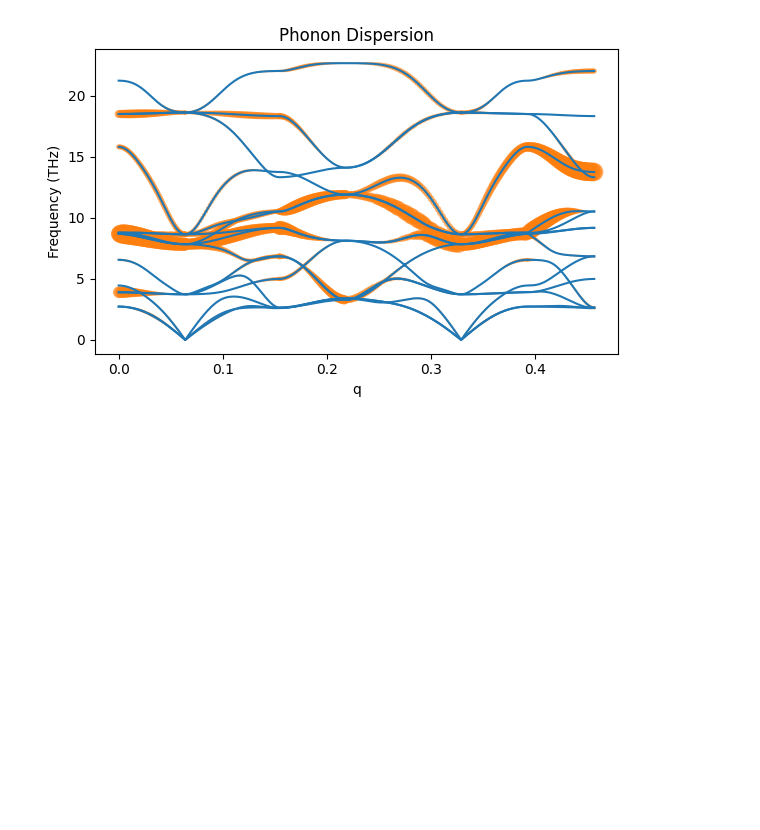
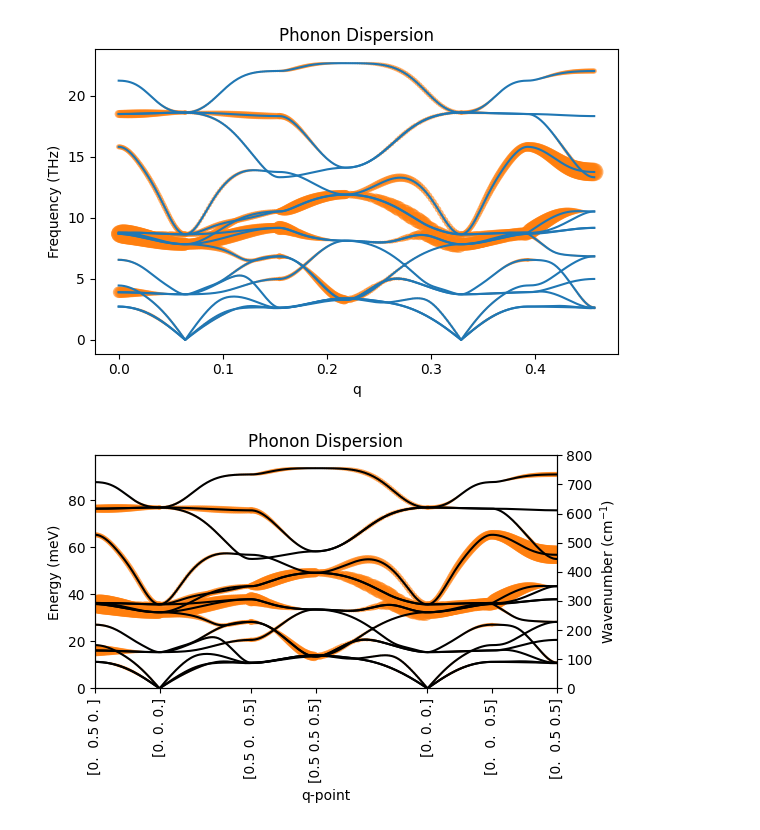
Before and after one commit to alexey-rulev/plus_vibe, a Jupyter notebook: ts.ipynb, the cells around one changed output. Cells and saved outputs as stored; diff of their text form; code cells hidden in the pictures; blank space fills up the shorter version.

```diff
--- a/ts.ipynb
+++ b/ts.ipynb
@@ -398,3 +484,60 @@ plt.tight_layout()
 plt.show()
 # %% [output]
 [figure]
+# %%
+import matplotlib.pyplot as plt
+
+# unit_cell_phonons["frequencies"]: shape [nq, nbranches]
+# unit_cell_phonons["q"]: shape [nq]
+
+# Conversion factor: 1 THz = 4.13567 meV (h * 1e12 / e, where h = 4.13567e-15 eV*s)
+THZ_TO_MEV = 4.13567
+
+freqs_thz = np.array(unit_cell_phonons["frequencies"])  # [nq, nbranches]
+freqs = freqs_thz * THZ_TO_MEV  # convert to meV
+q = np.array(unit_cell_phonons["qpoints"])  # [nq]
+
+
+qpf = unit_cell_phonons["qpoints_frac"]
+q_ticks = [i for i in range(len(qpf)-1) if np.allclose(qpf[i], qpf[i+1])]
+q_ticks.append(0)
+q_ticks.append(len(q)-1)
+
+plt.figure(figsize=(6,4))
+for b in range(freqs.shape[1]):
+    plt.plot(q, freqs[:, b], color="black")
+
+# Overlay scatter plot: point size proportional to projection_modulus
+# Normalize projection_modulus for point size scaling
+proj = projections_modulus
+min_size = 0
+max_size = 200
+proj_norm = (proj - proj.min()) / max(proj.max() - proj.min(), 1e-12)
+sizes = min_size + proj_norm**2 * (max_size - min_size)
+
+for b in range(freqs.shape[1]):
+    plt.scatter(q, freqs[:, b], s=sizes[:, b], color="C1", alpha=0.6, edgecolors='none')
+
+plt.xticks(q[q_ticks], [f"{qpf[i]}" for i in q_ticks], rotation=90)
+x_ticks = ["G", "M", "R", "G", "X", "X", "M"]
+#plt.xticks(q[q_ticks], x_ticks, fontsize=7)
+
+MEV_TO_CM1 = 8.06554
+plt.ylim(0, 800/MEV_TO_CM1)
+plt.xlim(q.min(), q.max())
+ax = plt.gca()
+ax2 = ax.twinx()
+# Conversion factor: 1 meV = 8.06554 cm^-1 (1 meV = 8.06554 cm^-1)
+ax2.set_ylim(ax.get_ylim()[0] * MEV_TO_CM1, ax.get_ylim()[1] * MEV_TO_CM1)
+ax2.set_ylabel("Wavenumber (cm$^{-1}$)")
+
+
+
+ax.set_xlabel("q-point")
+ax.set_ylabel("Energy (meV)")
+plt.title("Phonon Dispersion")
+plt.tight_layout()
+plt.savefig("phonon_dispersion.svg", format="svg")
+plt.show()
+# %% [output]
+[figure, added]
```
Also changed, not shown: parts of 21 cells of this notebook, 3 other files.
